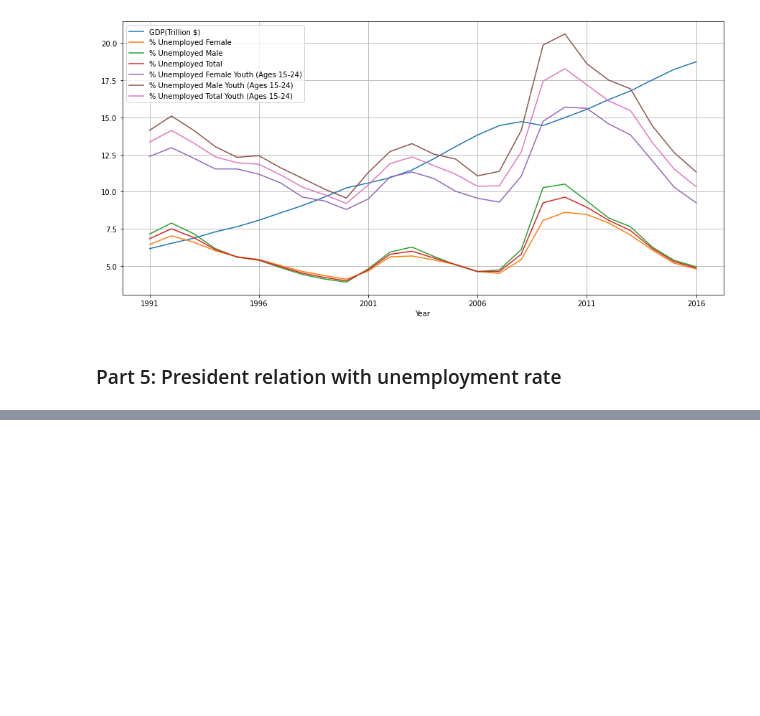
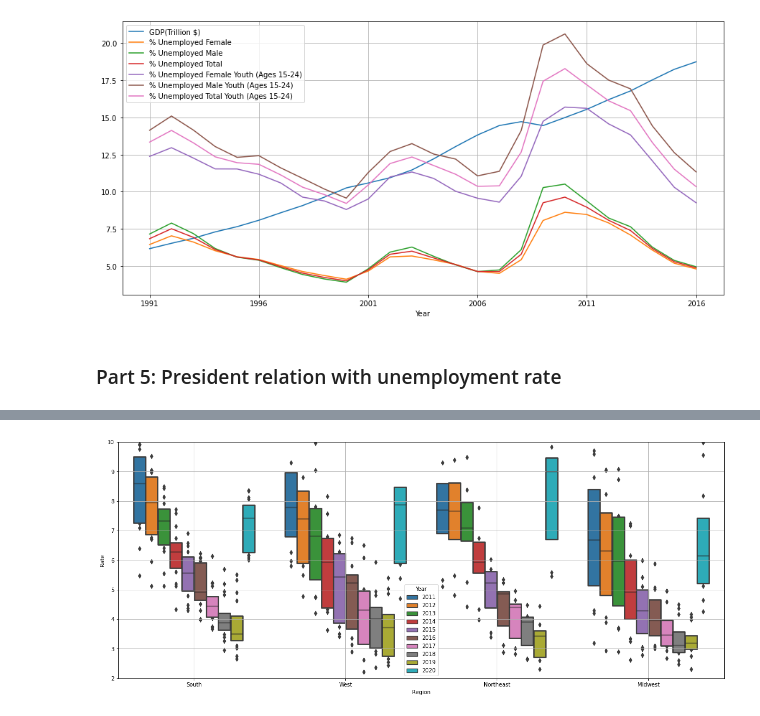
Before and after one commit to Ankita-Khiratkar/2021Fall_finals, a Jupyter notebook: Final_Project.ipynb, the cells around one changed output, grey strips where cells are left out. Drawn from its saved outputs; the diff is of its cells as text; code cells hidden in the pictures; blank space fills up the shorter version.

```diff
--- a/Final_Project.ipynb
+++ b/Final_Project.ipynb
@@ -200,0 +210,30 @@ df_merged
+# %%
+def correct_rate_values(x):
+    if not isinstance(x, float):
+        x = x.strip()
+        if x == '-':
+            x = np.nan
+        else:
+            x = float(x)
+    return x
+# %%
+df_state_emp = pd.read_csv('./Data/Unemployment Rates for States/state_unemployment_11_21.csv', index_col='State')
+
+df_state_emp_inv = pd.DataFrame(columns=['State', 'Date', 'Rate'])
+for i in df_state_emp.index:
+    current_row = df_state_emp.loc[i]
+    for d in list(df_state_emp.columns):
+        df_state_emp_inv.loc[len(df_state_emp_inv.index)] = [i, d, current_row[d]]
+
+df_state_emp_inv['Date']= pd.to_datetime(df_state_emp_inv['Date'])
+df_state_emp_inv['Year'] = df_state_emp_inv['Date'].dt.year
+df_state_emp_inv['Rate'] = df_state_emp_inv['Rate'].apply(correct_rate_values)
+df_state_emp_inv.dropna(inplace=True)
+# %%
+df_state_emp_yearly = df_state_emp_inv.groupby(['State', 'Year'])['Rate'].mean().reset_index()
+# %%
+df_state_emp_pop_reg = pd.merge(df_state_emp_yearly, df_state_pop_inv,
+                         left_on=['State', 'Year'],
+                        right_on=['State', 'Year'],
+                        how='inner')
+df_state_emp_pop_reg['Population'] = df_state_emp_pop_reg['Population']/10**6
@@ -200,0 +263,8 @@ df_merged
+# %%
+fig, ax = plt.subplots(figsize=(20, 8))
+sns.boxenplot(data=df_state_emp_pop_reg, x='Region', y='Rate', hue='Year', ax=ax, linewidth=2.5)
+plt.grid()
+plt.ylim([2,10])
+plt.show()
+# %% [output]
+[figure, added]
```
Also changed, not shown: parts of 14 cells of this notebook, 9 other files.
